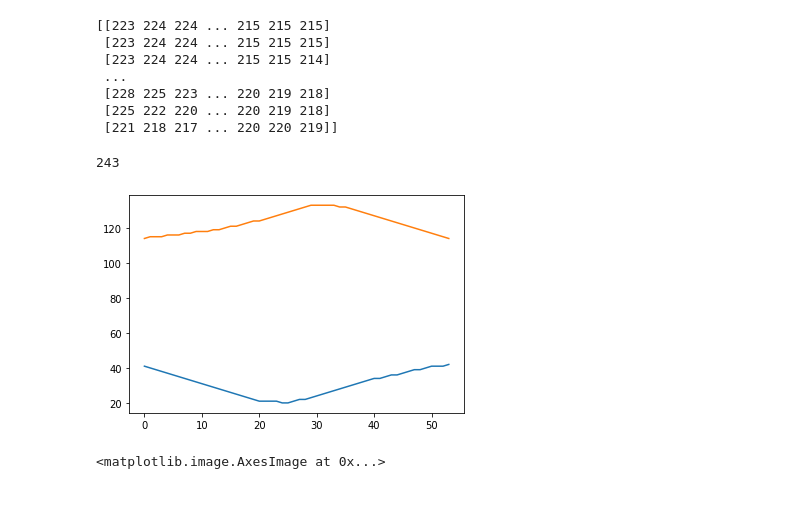
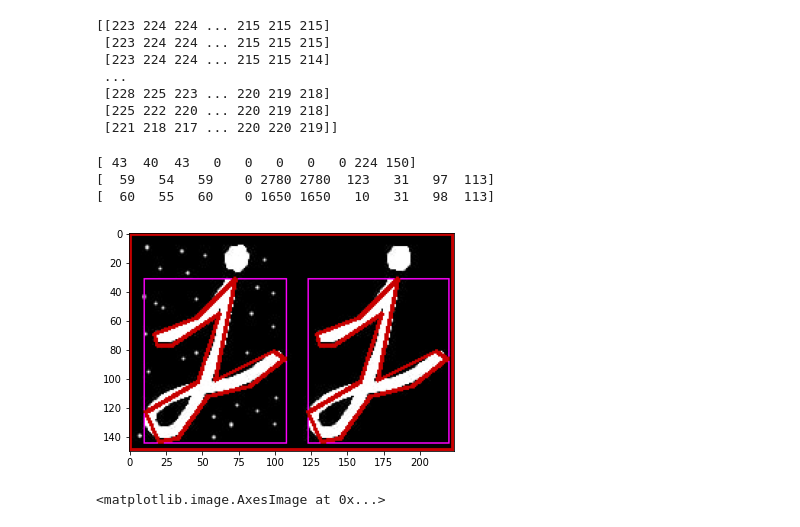
Before and after one commit to atreya221/Rubics-Cube-Solver, a Jupyter notebook: practice.ipynb, the cells around one changed output. Saved outputs shown, nothing was run; the diff lists cells and outputs as text; code cells hidden in the pictures; blank space fills up the shorter version.

```diff
--- a/practice.ipynb
+++ b/practice.ipynb
@@ -208,23 +215,53 @@ im2.show()
 # %%
 import cv2
 from PIL import Image
 import matplotlib.pyplot as plt
 
-im1=cv2.imread('../../7.jpg')
+im1=cv2.imread('v0/7.jpg')
 gray = cv2.cvtColor(im1,cv2.COLOR_BGR2GRAY)
 kernel=cv2.getStructuringElement(cv2.MORPH_ELLIPSE,(2,2))
 gray = cv2.morphologyEx(gray, cv2.MORPH_OPEN, kernel)
 gray = cv2.morphologyEx(gray, cv2.MORPH_DILATE, kernel)
 gray = cv2.adaptiveThreshold(gray,20,cv2.ADAPTIVE_THRESH_GAUSSIAN_C,cv2.THRESH_BINARY_INV,5,0)
 try:
     _, contours, hierarchy = cv2.findContours(gray,cv2.RETR_CCOMP,cv2.CHAIN_APPROX_NONE)
 except:
     contours, hierarchy = cv2.findContours(gray,cv2.RETR_CCOMP,cv2.CHAIN_APPROX_NONE)
-plt.plot(contours[10].reshape(54,2))
-len(contours)
+#plt.plot(contours[10].reshape(54,2))
+approxes = []
+for contour in contours:
+    x1 = list(contour.reshape(-1,2)[:,0])
+    y1 = list(contour.reshape(-1,2)[:,1])
+    A1 = cv2.contourArea(contour)
+    perimeter = cv2.arcLength(contour, True)
+    epsilon = 0.01 * perimeter
+    approx = cv2.approxPolyDP(contour, epsilon, True)
+    approxes.append(approx)
+    #print(y)
+    if A1 > 3000:# and A1 > 1000:
+        #plt.plot(x1,y1)
+        x, y, w, h = cv2.boundingRect(contour)
+        cv2.rectangle(im1, (x, y), (x + w, y + h), (255, 0, 255), 1)
+        #plt.imshow(im1)
+        blob_color = np.array(cv2.mean(im1[y:y+h,x:x+w])).astype(int)
+        val = 50*y + 10*x
+        blob_color = np.append(blob_color,val)
+        blob_color = np.append(blob_color, val)
+        blob_color = np.append(blob_color, x)
+        blob_color = np.append(blob_color, y)
+        blob_color = np.append(blob_color, w)
+        blob_color = np.append(blob_color, h)
+        print(blob_color)
+        cv2.drawContours(im1,[approx],0,(200,0,0),2)
+#cv2.drawContours(im1,contours,-1,(0, 20, 220),1)
+#cv2.drawContours(im1,approxes,-1,(0, 20, 220),1)
+plt.imshow(im1)
+plt.show()
 # %% [output]
-243
+[ 43  40  43   0   0   0   0   0 224 150]
+[  59   54   59    0 2780 2780  123   31   97  113]
+[  60   55   60    0 1650 1650   10   31   98  113]
-[figure, old version]
+[figure, new version]
 # %%
 import cv2
 from PIL import Image
```
Also changed, not shown: parts of 10 cells of this notebook.
